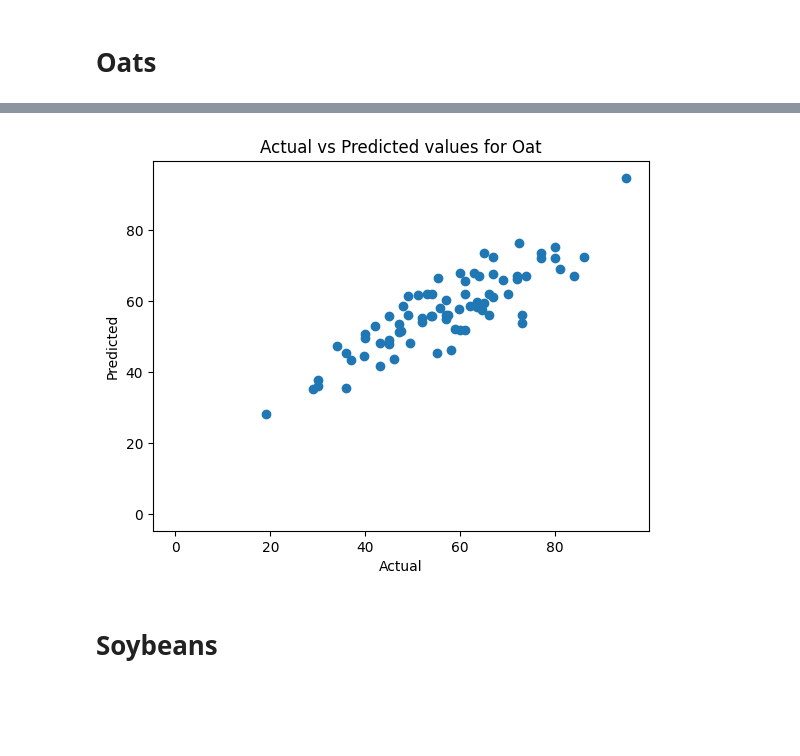
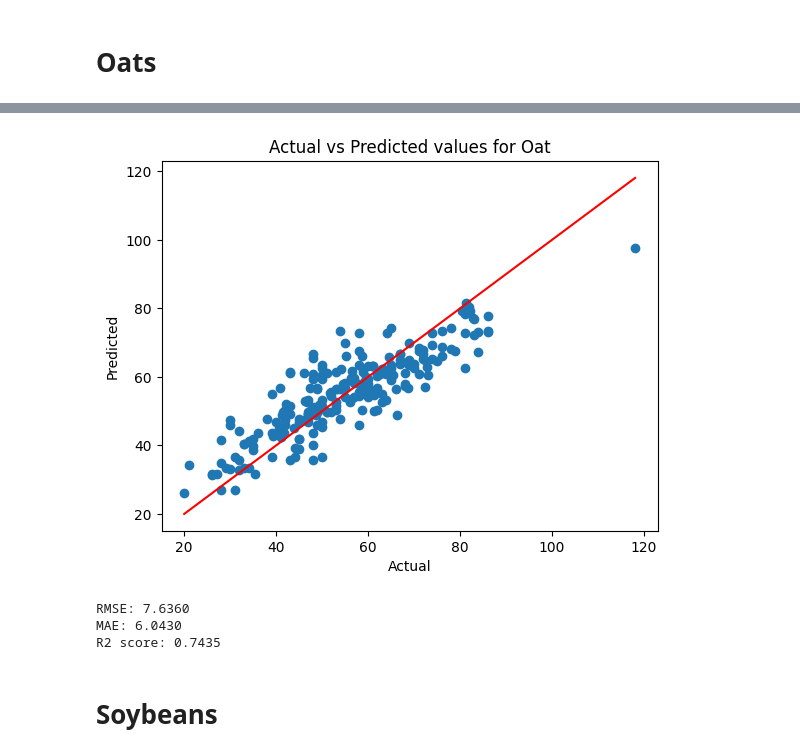
Before and after one commit to lacykaltgr/Morgan-Stanley-Quant-Challange, a Jupyter notebook: quant.ipynb, the cells around one changed output, grey strips where cells are left out. Cells and saved outputs as stored; diff of their text form; code cells hidden in the pictures; blank space fills up the shorter version.

```diff
--- a/quant.ipynb
+++ b/quant.ipynb
@@ -597,8 +562,8 @@ ________________________________________________________________________________
 # %%
 from tensorflow.keras.callbacks import EarlyStopping, TensorBoard
 
-early_stopping = EarlyStopping(monitor='loss', restore_best_weights=True, patience=10)
+early_stopping = EarlyStopping(monitor='loss', restore_best_weights=True, patience=5)
 tb = TensorBoard(log_dir='content/logs', histogram_freq=1, write_graph=True)
 
-model.fit([X_weather_train_corn, X_year_train_corn], y_train_corn, validation_data=([X_weather_val_corn, X_year_val_corn], y_val_corn), epochs=1000, batch_size=64, callbacks=[early_stopping])
+model.fit([X_weather_train_corn, X_year_train_corn], y_train_corn, validation_data=([X_weather_val_corn, X_year_val_corn], y_val_corn), epochs=1000, batch_size=128, callbacks=[early_stopping])
 # %% [output]
@@ -659,8 +644,8 @@ param_grid = {'n_estimators': [ 1000, 1500, 1750, 2000, 2500, 3000],
    "colsample_bytree": [ 0.1, 0.2, 0.25, 0.3]
 }
 # %%
-from sklearn.model_selection import RandomizedSearchCV
-from xgboost import XGBRegressor
+#from sklearn.model_selection import RandomizedSearchCV
+#from xgboost import XGBRegressor
 
-RS_XGB = RandomizedSearchCV(estimator=XGBRegressor(early_stopping_rounds=20), param_distributions=param_grid, n_iter=15, cv=5 ,n_jobs=-1, random_state=0)
-RS_XGB.fit(X_train_corn, y_train_corn, eval_set=[(X_train_corn,y_train_corn),(X_val_corn,y_val_corn)],verbose=0)
+#RS_XGB = RandomizedSearchCV(estimator=XGBRegressor(early_stopping_rounds=20), param_distributions=param_grid, n_iter=15, cv=5 ,n_jobs=-1, random_state=0)
+#RS_XGB.fit(X_train_corn, y_train_corn, eval_set=[(X_train_corn,y_train_corn),(X_val_corn,y_val_corn)],verbose=0)
@@ -685,7 +652,7 @@ RandomizedSearchCV(cv=5,
 # %%
-params = {'n_estimators': 2000,
+params = {'n_estimators': 1000,
 'min_child_weight': 7,
-'max_depth': 3,
+'max_depth': 7,
 'learning_rate': 0.03,
 'gamma': 0.3,
 'colsample_bytree': 0.3}
@@ -705,7 +672,7 @@ for fold, (train_idx, val_idx) in enumerate(skf.split(X_corn, y_corn)):
     X_valid_corn, y_valid_corn = X_corn.iloc[val_idx], y_corn.iloc[val_idx]
     evaluation = [(X_train_corn, y_train_corn), (X_valid_corn, y_valid_corn)]
 
-    model = XGBRegressor(**params, n_jobs=-1, early_stopping_rounds=30)
+    model = XGBRegressor(**params, n_jobs=-1, early_stopping_rounds=50)
     model.fit(X_train_corn, y_train_corn, eval_set=evaluation, verbose=0)
 
     val_preds = model.predict(X_valid_corn)
@@ -813,19 +799,19 @@ MAE: 7.918018657195863
 # %%
 import matplotlib.pyplot as plt
 
 preds_oat = []
 for model in oat_models:
-    preds_oat.append(model.predict(X_valid_oat))
+    preds_oat.append(model.predict(X_val_oat))
 
 # take the mean of the test predictions
 mean_test_preds_oat = np.mean(preds_oat, axis=0)
 
 # Plot the actual vs predicted values
-plt.scatter(y_valid_oat, mean_test_preds_oat)
-plt.plot(np.linspace(min(y_valid_oat), max(y_valid_oat)), np.linspace(min(y_valid_oat), max(y_valid_oat)), color='red')
+plt.scatter(y_val_oat, mean_test_preds_oat)
+plt.plot(np.linspace(min(y_val_oat), max(y_val_oat)), np.linspace(min(y_val_oat), max(y_val_oat)), color='red')
 plt.xlabel('Actual')
 plt.ylabel('Predicted')
 plt.title('Actual vs Predicted values for Oat')
 plt.show()
 # %% [output]
-[figure, old version]
+[figure, new version]
@@ -836,3 +818,22 @@ plt.show()
+# %%
+from sklearn.metrics import mean_squared_error, mean_absolute_error, r2_score
+
+X = X_val_oat
+y_true = y_val_oat
+y_pred = mean_test_preds_oat
+
+mse = mean_squared_error(y_true, y_pred)
+rmse = np.sqrt(mse)
+mae = mean_absolute_error(y_true, y_pred)
+r2 = r2_score(y_true, y_pred)
+
+print(f"RMSE: {rmse:.4f}")
+print(f"MAE: {mae:.4f}")
+print(f"R2 score: {r2:.4f}")
+# %% [output]
+RMSE: 7.6360
+MAE: 6.0430
+R2 score: 0.7435
 # %% [markdown]
 # Soybeans
 # %%
```
Also changed, not shown: parts of 23 cells of this notebook.
